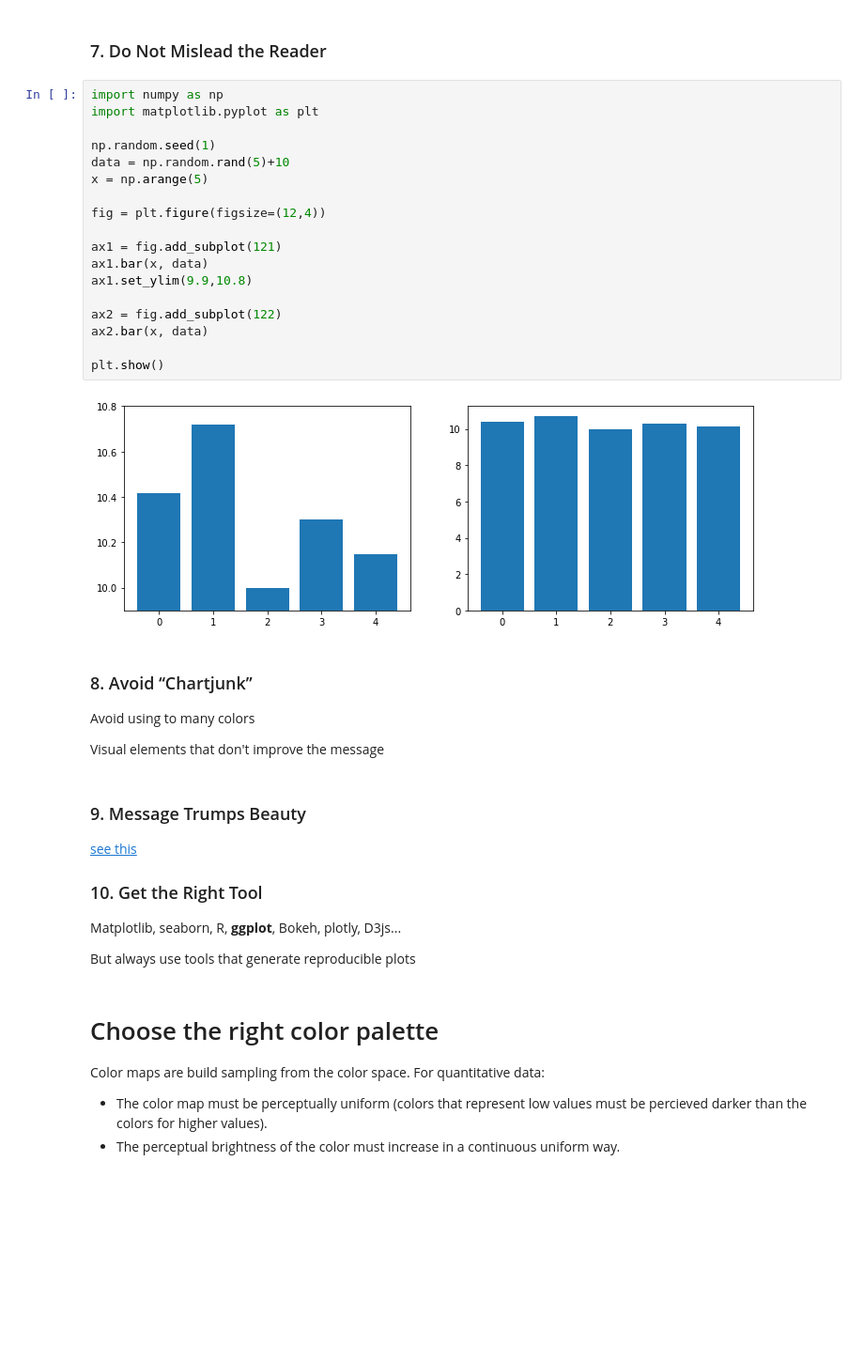
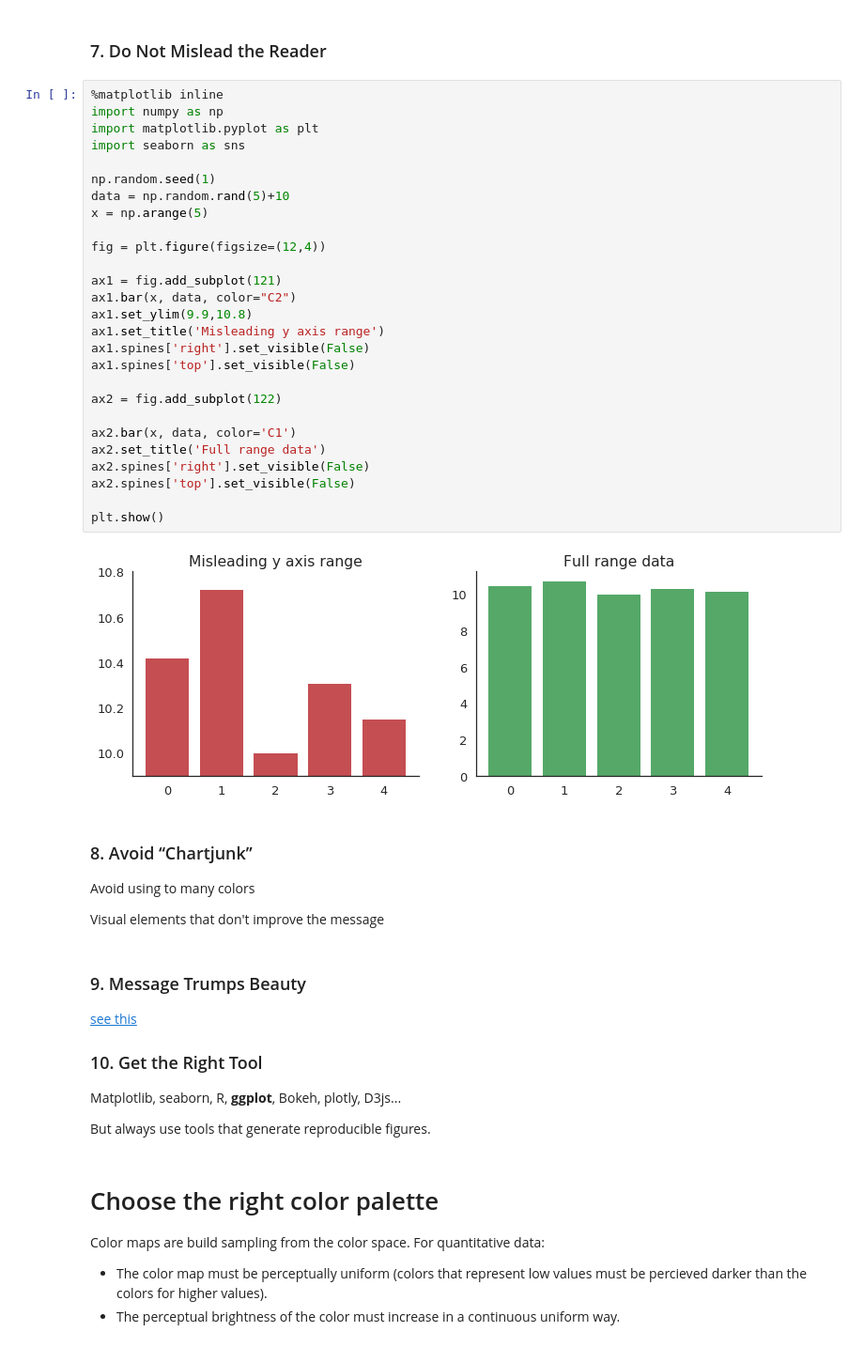
Before and after one commit to BielStela/Curs_UB, a Jupyter notebook: dia_3/DataViz/dataviz.ipynb, the cells around one changed output. Shown: that part at 94% size. Cells and saved outputs as stored; diff of their text form; blank space fills up the shorter version.

```diff
--- a/dia_3/DataViz/dataviz.ipynb
+++ b/dia_3/DataViz/dataviz.ipynb
@@ -51,25 +51,34 @@ We will talk about this later!
 # %% [markdown]
 ### 7. Do Not Mislead the Reader
 # %%
+%matplotlib inline
 import numpy as np
 import matplotlib.pyplot as plt
+import seaborn as sns
 
 np.random.seed(1)
 data = np.random.rand(5)+10
 x = np.arange(5)
 
 fig = plt.figure(figsize=(12,4))
 
 ax1 = fig.add_subplot(121)
-ax1.bar(x, data)
+ax1.bar(x, data, color="C2")
 ax1.set_ylim(9.9,10.8)
+ax1.set_title('Misleading y axis range')
+ax1.spines['right'].set_visible(False)
+ax1.spines['top'].set_visible(False)
 
 ax2 = fig.add_subplot(122)
-ax2.bar(x, data)
+
+ax2.bar(x, data, color='C1')
+ax2.set_title('Full range data')
+ax2.spines['right'].set_visible(False)
+ax2.spines['top'].set_visible(False)
 
 plt.show()
 # %% [output]
-[figure, old version]
+[figure, new version]
 # %% [markdown]
 ### 8. Avoid ‘‘Chartjunk’’
 
@@ -83,7 +92,7 @@ Visual elements that don't improve the message
 ### 10.  Get the Right Tool
 Matplotlib, seaborn, R, **ggplot**, Bokeh, plotly, D3js...
 
-But always use tools that generate reproducible plots
+But always use tools that generate reproducible figures.
 # %% [markdown]
 # Choose the right color palette
 Color maps are build sampling from the color space. For quantitative data:
```
Also changed, not shown: parts of 30 cells of this notebook.
